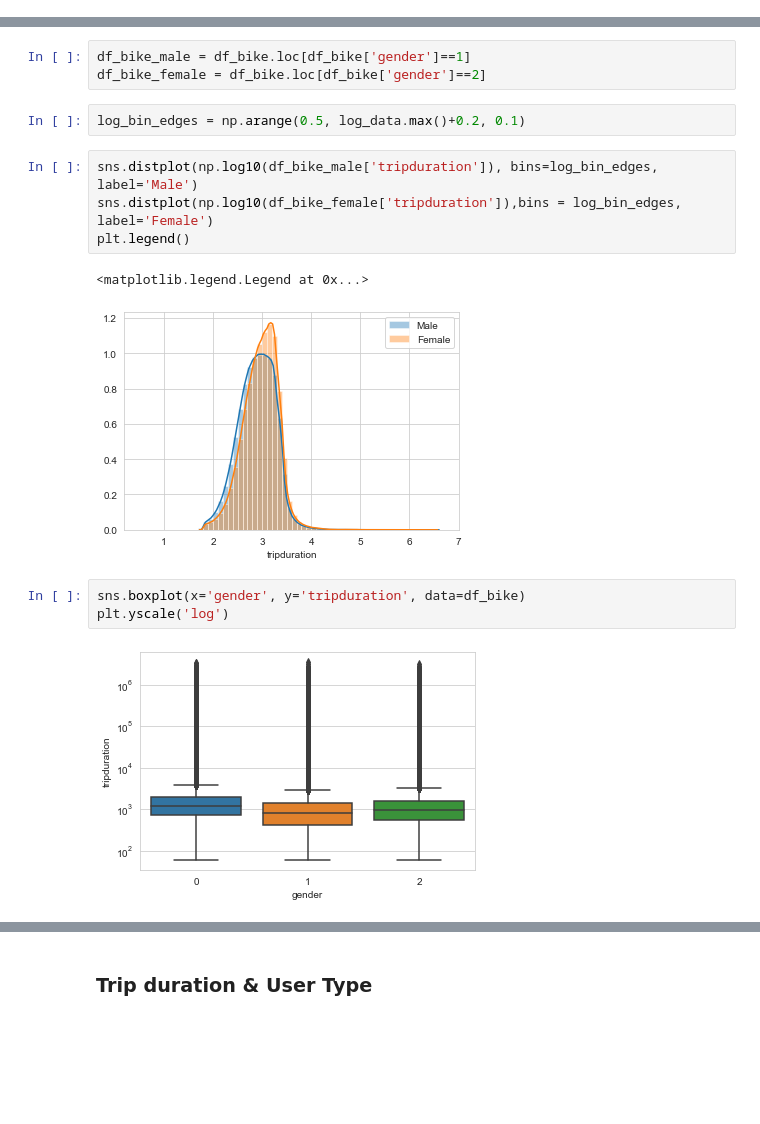
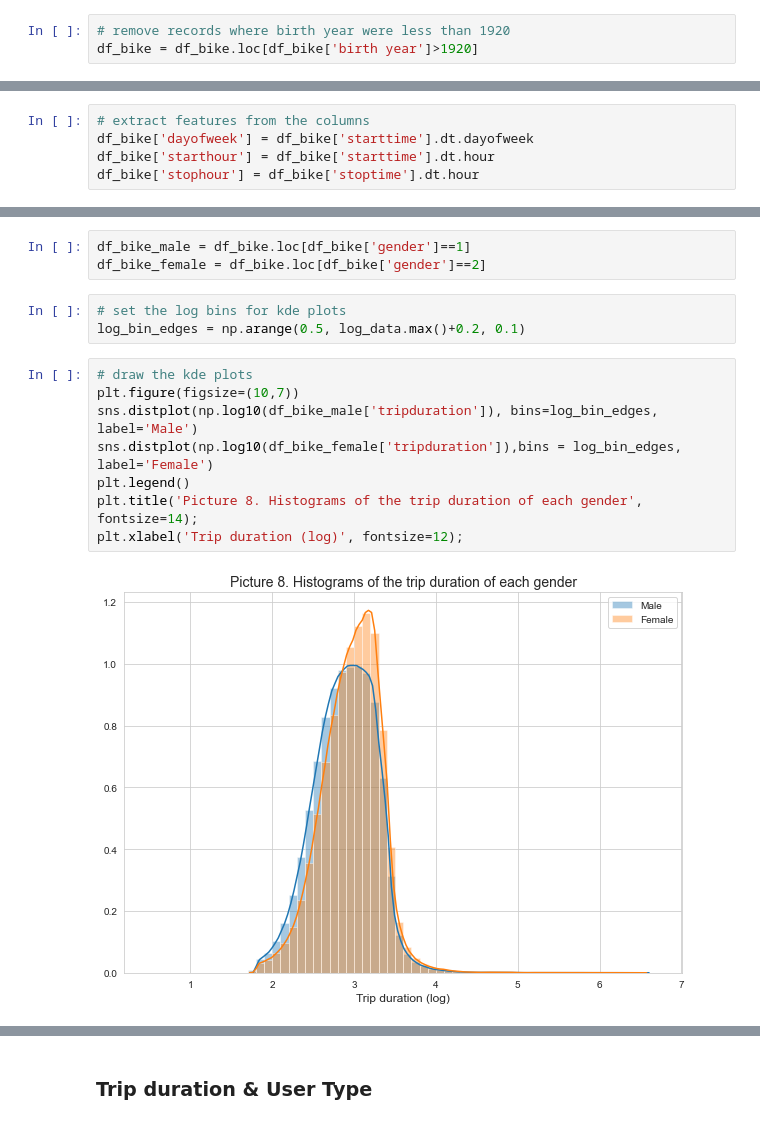
Before and after one commit to Aete/DAND_data_visualization, a Jupyter notebook: exploration_template.ipynb, the cells around one changed output, grey strips where cells are left out. Saved outputs shown, nothing was run; the diff lists cells and outputs as text; blank space fills up the shorter version.

```diff
--- a/exploration_template.ipynb
+++ b/exploration_template.ipynb
@@ -66,0 +117,3 @@ memory usage: 723.0+ MB
+# %%
+# remove records where birth year were less than 1920
+df_bike = df_bike.loc[df_bike['birth year']>1920]
@@ -74,3 +133,8 @@ df_bike['dayofweek'] = df_bike['starttime'].dt.dayofweek
+# %%
+# extract features from the columns
+df_bike['dayofweek'] = df_bike['starttime'].dt.dayofweek
+df_bike['starthour'] = df_bike['starttime'].dt.hour
+df_bike['stophour'] = df_bike['stoptime'].dt.hour
 # %%
 df_bike.head()
 # %% [output]
@@ -271,16 +412,15 @@ fashion in the previous section (univariate exploration).
 df_bike_male = df_bike.loc[df_bike['gender']==1]
 df_bike_female = df_bike.loc[df_bike['gender']==2]
 # %%
+# set the log bins for kde plots
 log_bin_edges = np.arange(0.5, log_data.max()+0.2, 0.1)
 # %%
+# draw the kde plots
+plt.figure(figsize=(10,7))
 sns.distplot(np.log10(df_bike_male['tripduration']), bins=log_bin_edges, label='Male')
 sns.distplot(np.log10(df_bike_female['tripduration']),bins = log_bin_edges, label='Female')
 plt.legend()
+plt.title('Picture 8. Histograms of the trip duration of each gender', fontsize=14);
+plt.xlabel('Trip duration (log)', fontsize=12);
 # %% [output]
-<matplotlib.legend.Legend at 0x...>
-[figure, old version]
+[figure, new version]
-# %%
-sns.boxplot(x='gender', y='tripduration', data=df_bike)
-plt.yscale('log')
-# %% [output]
-[figure, removed]
```
Also changed, not shown: parts of 74 cells of this notebook.
